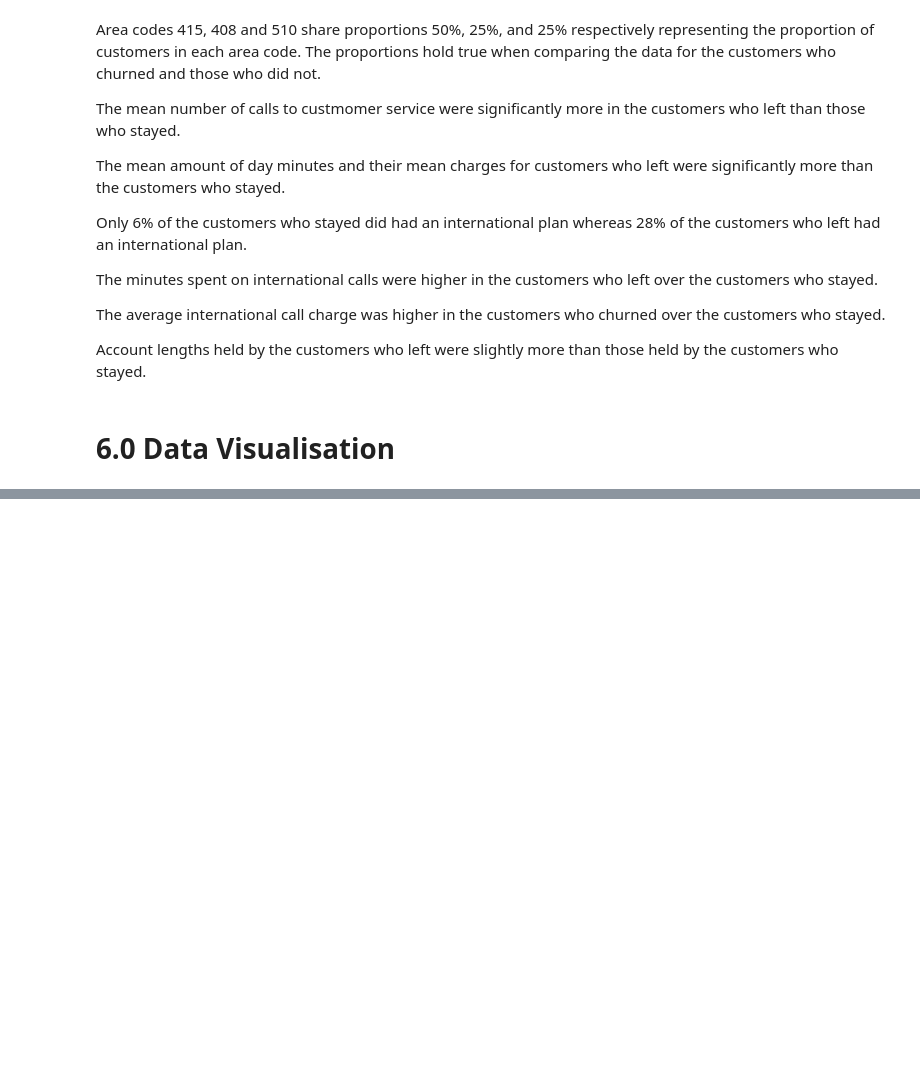
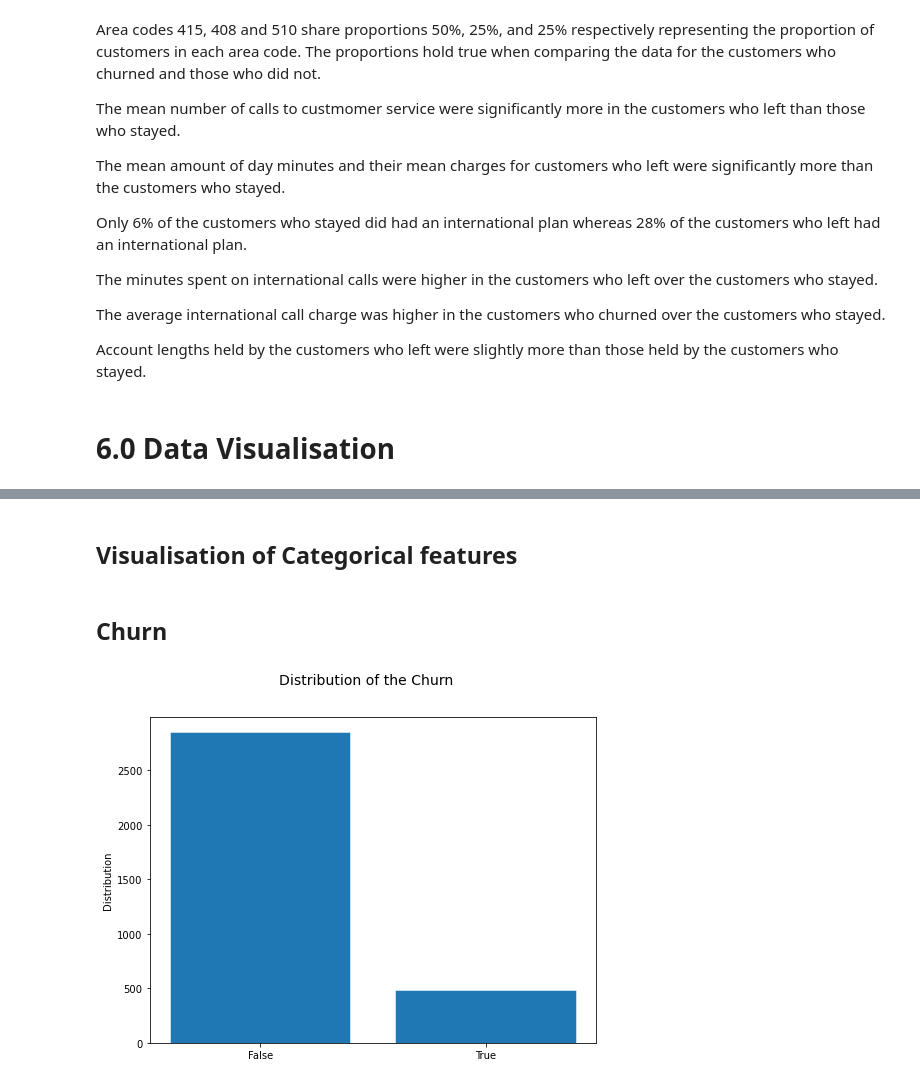
Before and after one commit to Choxy1/syria-tel, a Jupyter notebook: index.ipynb, the cells around one changed output, grey strips where cells are left out. Drawn from its saved outputs; the diff is of its cells as text; code cells hidden in the pictures; blank space fills up the shorter version.

```diff
--- a/index.ipynb
+++ b/index.ipynb
@@ -592,0 +595,35 @@ Account lengths held by the customers who left were slightly more than those hel
+# %%
+def univariate_plot(col):
+    # Style
+#     plt.style.use('_mpl-gallery')
+    if col in num_cols:
+
+        # plot:
+        fig, ax = plt.subplots(figsize=(8, 6))
+
+        ax.hist(df[col], bins=20, linewidth=0.5, edgecolor="white")
+
+        plt.suptitle(f'Distribution of the {col.capitalize()}', fontsize=14)
+
+        ax.set_xlabel(f'{col.capitalize()}')
+
+        ax.set_ylabel('Distribution')
+
+        plt.show()
+
+    else:
+
+        # plot:
+        fig, ax = plt.subplots(figsize=(8, 6))
+
+        data = df[col].value_counts(sort=True)
+
+        ax.bar(data.index[:10] if len(data) > 10 else data.index,
+               data.values[:10] if len(data) > 10 else data.values,
+               linewidth=0.5, edgecolor="white")
+
+        plt.suptitle(f'Distribution of the {col.capitalize()}', fontsize=14)
+
+        ax.set_ylabel('Distribution')
+
+        plt.show()
@@ -592,0 +643,8 @@ Account lengths held by the customers who left were slightly more than those hel
+# %% [markdown]
+## Visualisation of Categorical features
+# %% [markdown]
+## Churn
+# %%
+univariate_plot('churn')
+# %% [output]
+[figure, added]
```
Also changed, not shown: parts of 21 cells of this notebook.
